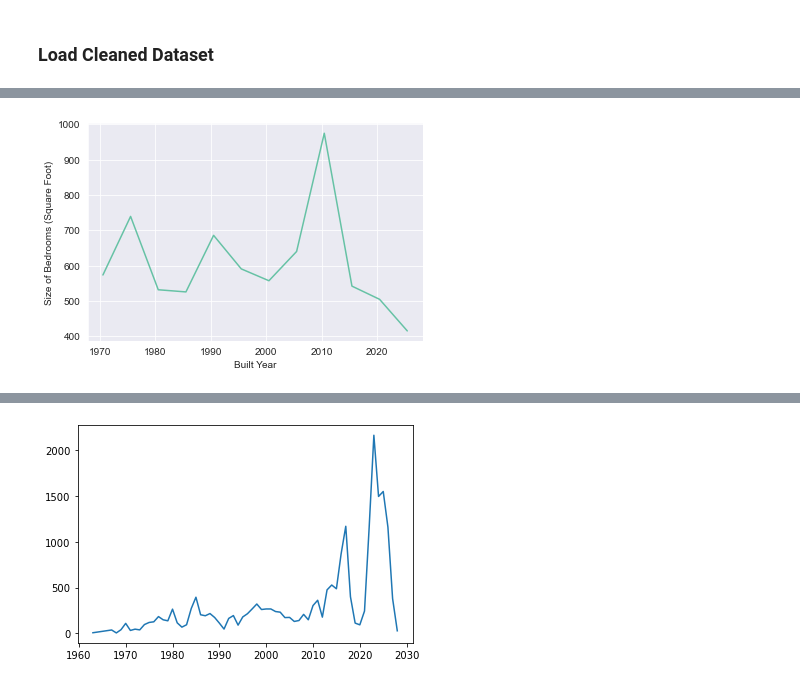
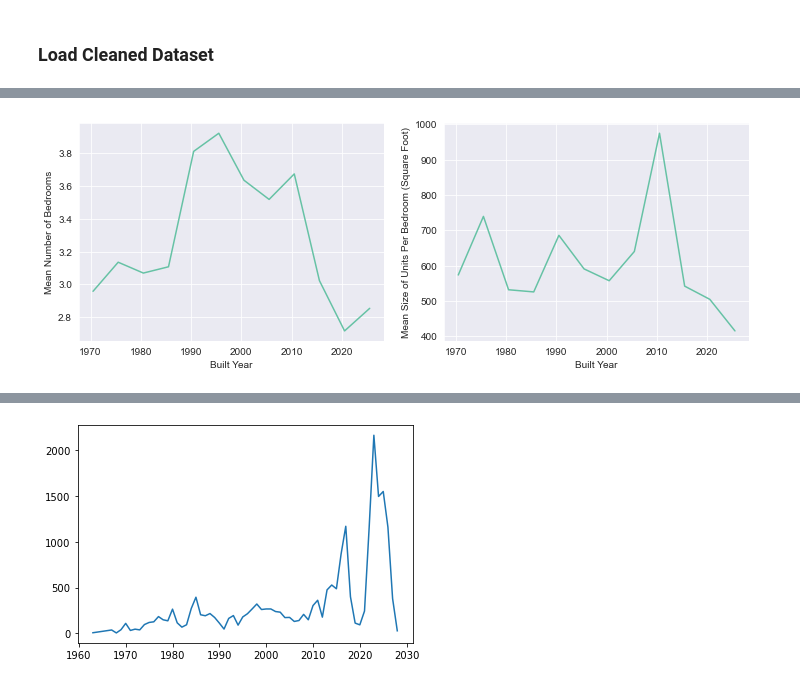
Before and after one commit to atul1696/cs5228-project, a Jupyter notebook: task3.ipynb, the cells around one changed output, grey strips where cells are left out. Drawn from its saved outputs; the diff is of its cells as text; code cells hidden in the pictures.

```diff
--- a/task3.ipynb
+++ b/task3.ipynb
@@ -104,10 +106,12 @@ plt.show()
 # %%
 size_per_bedroom = [size/num_beds for (size, num_beds) in zip(size_mean, beds_mean)]
 
-plt.figure(figsize=(6,4))
-sns.lineplot({"Built Year": year_mid, "Mean Size of Bedrooms (Square Foot)": size_per_bedroom},
-             x="Built Year", y="Mean Size of Bedrooms (Square Foot)")
+fig, axs = plt.subplots(ncols=2, figsize=(12,4))
+sns.lineplot({"Built Year": year_mid, "Mean Number of Bedrooms": beds_mean},
+             x="Built Year", y="Mean Number of Bedrooms", ax=axs[0])
+sns.lineplot({"Built Year": year_mid, "Mean Size of Units Per Bedroom (Square Foot)": size_per_bedroom},
+             x="Built Year", y="Mean Size of Units Per Bedroom (Square Foot)", ax=axs[1])
 
 plt.show()
 # %% [output]
-[figure, old version]
+[figure, new version]
```
Also changed, not shown: parts of 8 cells of this notebook, 1 other file.
